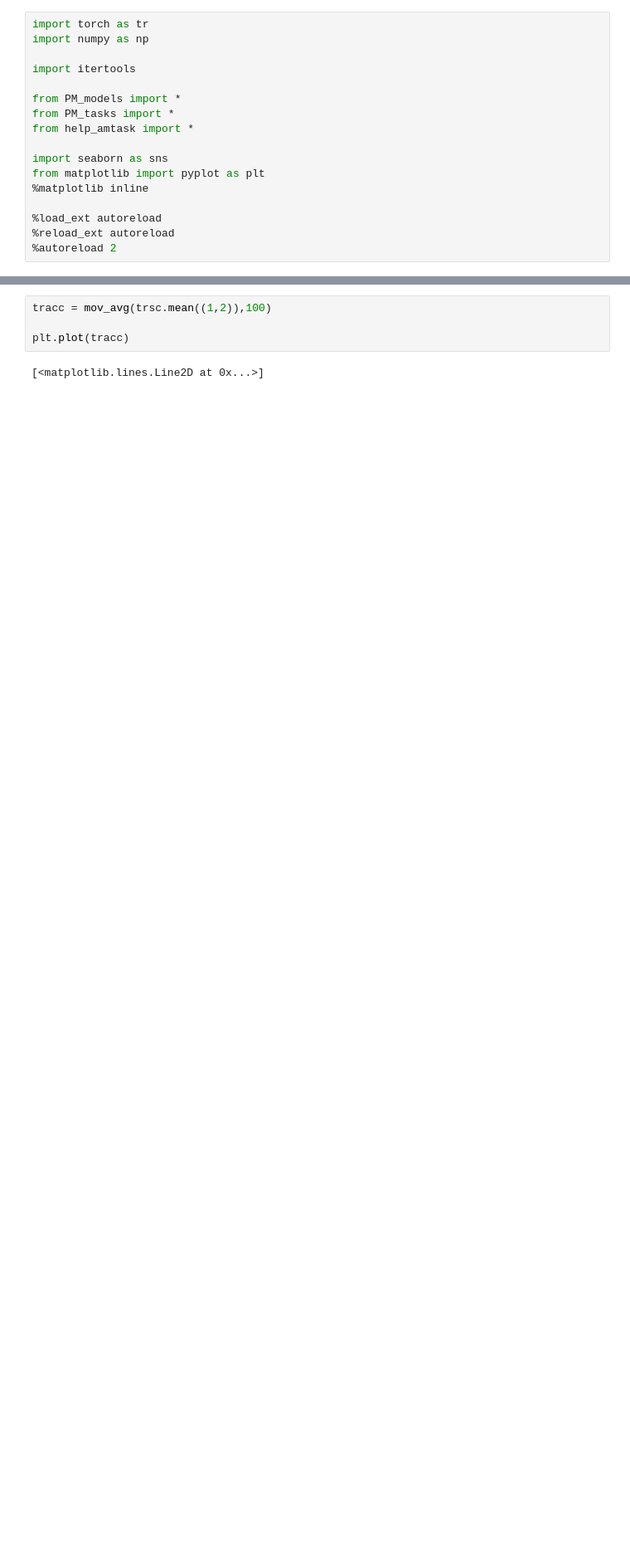
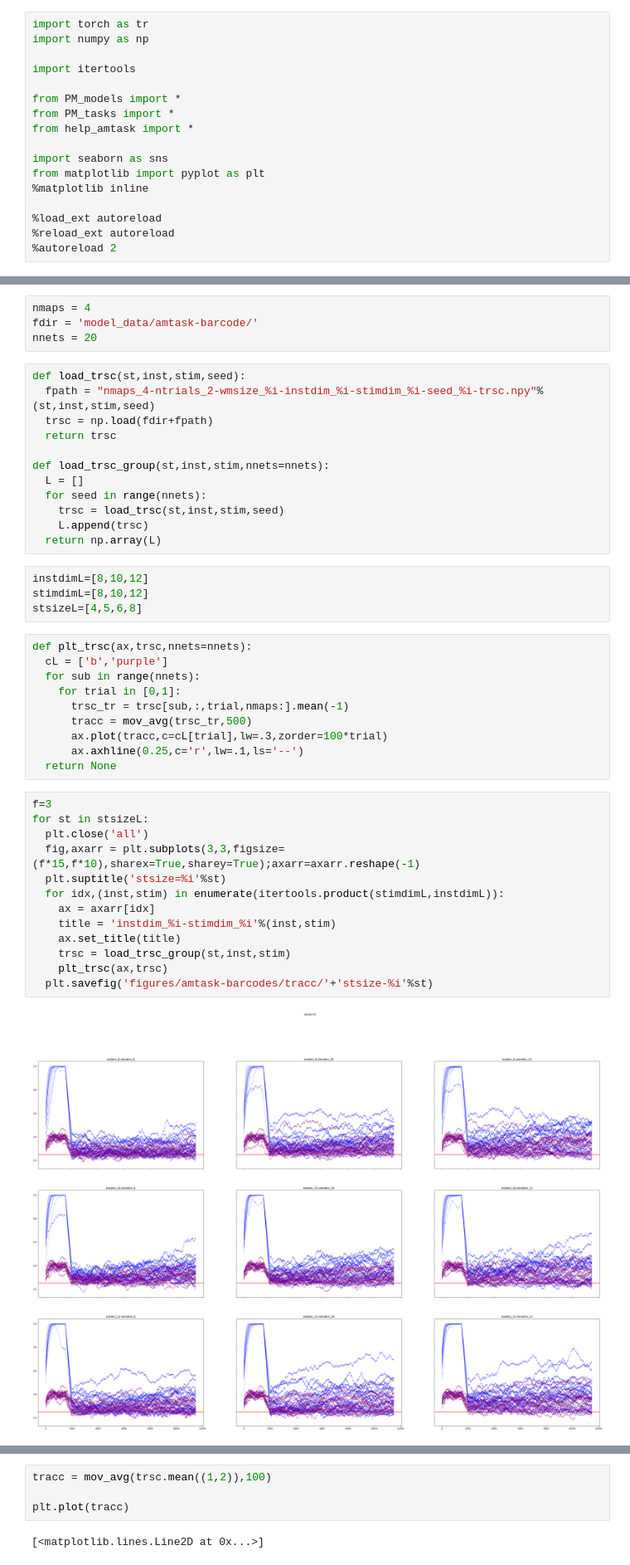
Before and after one commit to andrebeu/PM, a Jupyter notebook: amtask-barcode.ipynb, the cells around one changed output, grey strips where cells are left out. Shown at 83% size. Cells and saved outputs as stored; diff of their text form; blank space fills up the shorter version.

Commit message:
barcode sweep

```diff
--- a/amtask-barcode.ipynb
+++ b/amtask-barcode.ipynb
@@ -17,0 +20,45 @@ from matplotlib import pyplot as plt
+# %%
+nmaps = 4
+fdir = 'model_data/amtask-barcode/'
+nnets = 20
+# %%
+def load_trsc(st,inst,stim,seed):
+  fpath = "nmaps_4-ntrials_2-wmsize_%i-instdim_%i-stimdim_%i-seed_%i-trsc.npy"%(st,inst,stim,seed)
+  trsc = np.load(fdir+fpath)
+  return trsc
+
+def load_trsc_group(st,inst,stim,nnets=nnets):
+  L = []
+  for seed in range(nnets):
+    trsc = load_trsc(st,inst,stim,seed)
+    L.append(trsc)
+  return np.array(L)
+# %%
+instdimL=[8,10,12]
+stimdimL=[8,10,12]
+stsizeL=[4,5,6,8]
+# %%
+def plt_trsc(ax,trsc,nnets=nnets):
+  cL = ['b','purple']
+  for sub in range(nnets):
+    for trial in [0,1]:
+      trsc_tr = trsc[sub,:,trial,nmaps:].mean(-1)
+      tracc = mov_avg(trsc_tr,500)
+      ax.plot(tracc,c=cL[trial],lw=.3,zorder=100*trial)
+      ax.axhline(0.25,c='r',lw=.1,ls='--')
+  return None
+# %%
+f=3
+for st in stsizeL:
+  plt.close('all')
+  fig,axarr = plt.subplots(3,3,figsize=(f*15,f*10),sharex=True,sharey=True);axarr=axarr.reshape(-1)
+  plt.suptitle('stsize=%i'%st)
+  for idx,(inst,stim) in enumerate(itertools.product(stimdimL,instdimL)):
+    ax = axarr[idx]
+    title = 'instdim_%i-stimdim_%i'%(inst,stim)
+    ax.set_title(title)
+    trsc = load_trsc_group(st,inst,stim)
+    plt_trsc(ax,trsc)
+  plt.savefig('figures/amtask-barcodes/tracc/'+'stsize-%i'%st)
+# %% [output]
+[figure, added]
```
Also changed, not shown: parts of 3 cells of this notebook, 7 other files.
